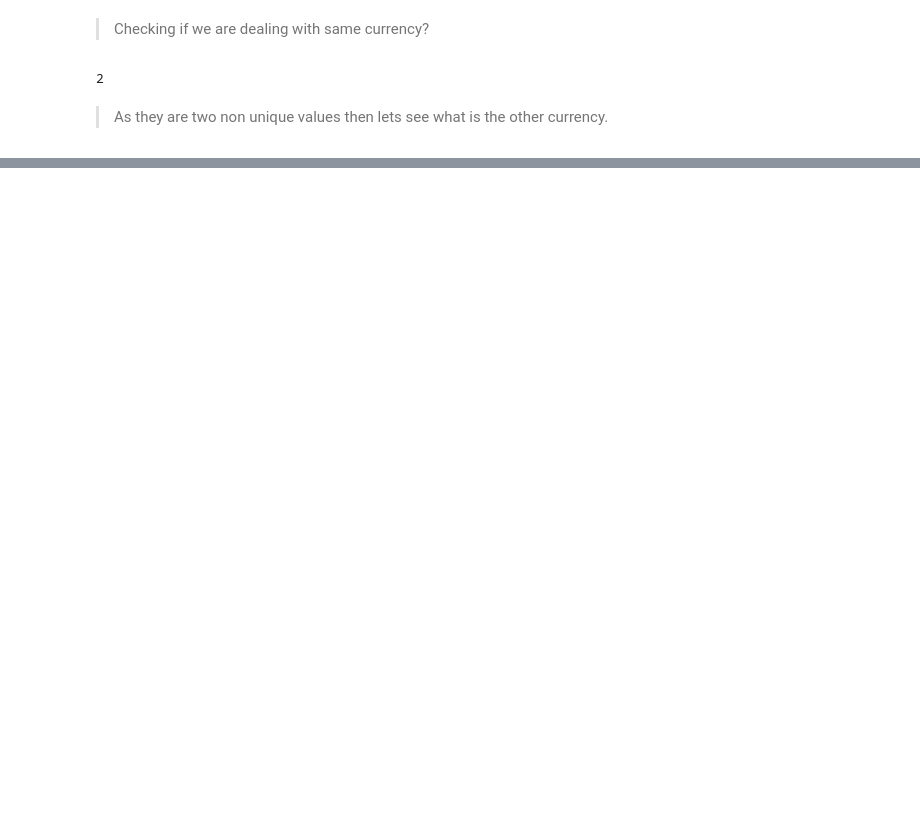
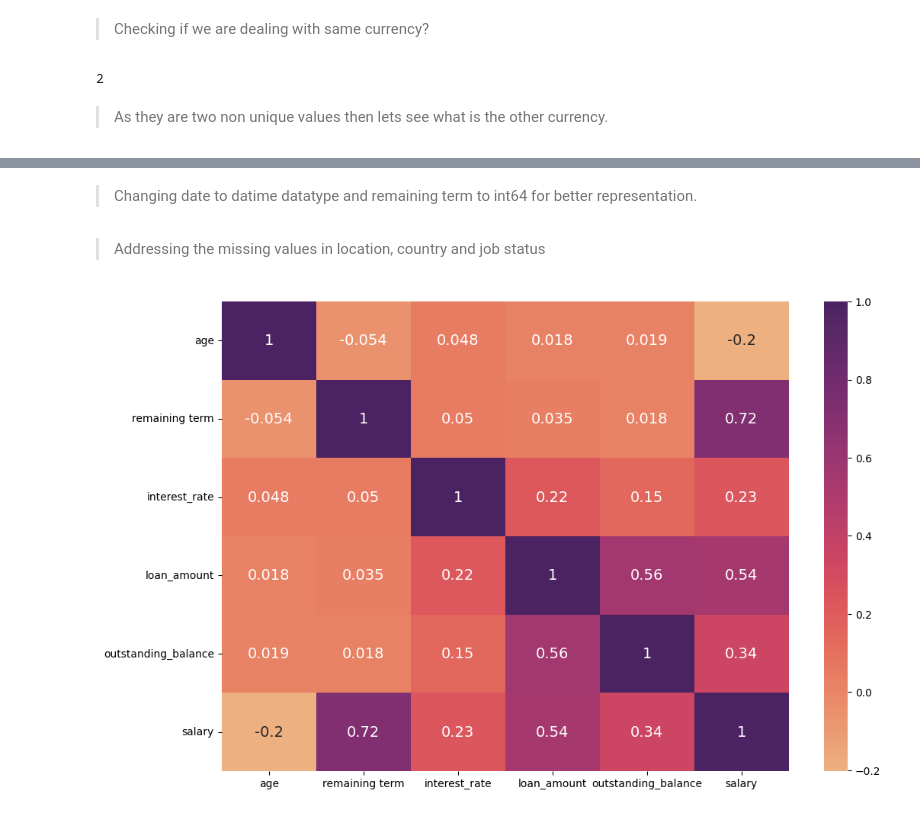
Before and after one commit to RonChits/Default-Probability, a Jupyter notebook: Default_Probability.ipynb, the cells around one changed output, grey strips where cells are left out. Drawn from its saved outputs; the diff is of its cells as text; code cells hidden in the pictures; blank space fills up the shorter version.

```diff
--- a/Default_Probability.ipynb
+++ b/Default_Probability.ipynb
@@ -303,0 +333,4 @@ df_with_other_currency.head()
+# %%
+# Droping the duplicates rowwise
+df=df.drop_duplicates()
+df.shape
@@ -303,0 +341,22 @@ df_with_other_currency.head()
+# %%
+#lets drop the columns that are duplicated
+#droping sex , number_of_defaults.1 and age.1
+columns_to_drop =['sex', 'number_of_defaults.1', 'age.1']
+df =df.drop(columns_to_drop, axis=1)
+# %% [markdown]
+>Changing date to datime datatype and remaining term to int64 for better representation.
+# %%
+# Using Pandas
+df['disbursemet_date'] = pd.to_datetime(df['disbursemet_date'], format ='%Y %m %d')
+# %%
+df['remaining term']= pd.to_numeric(df['remaining term'], errors= 'coerce')
+# %% [markdown]
+>Addressing the missing values in location, country and job status
+# %%
+fig, ax =plt.subplots(figsize =(12,8))
+df1= df[['age','remaining term','interest_rate','loan_amount','outstanding_balance','salary']]
+corr_matrix = df1.corr()
+corr_heatmap = sns.heatmap(corr_matrix, cmap = 'flare', annot = True , ax=ax , annot_kws ={'size':14})
+plt.show()
+# %% [output]
+[figure, added]
```
Also changed, not shown: parts of 25 cells of this notebook.
